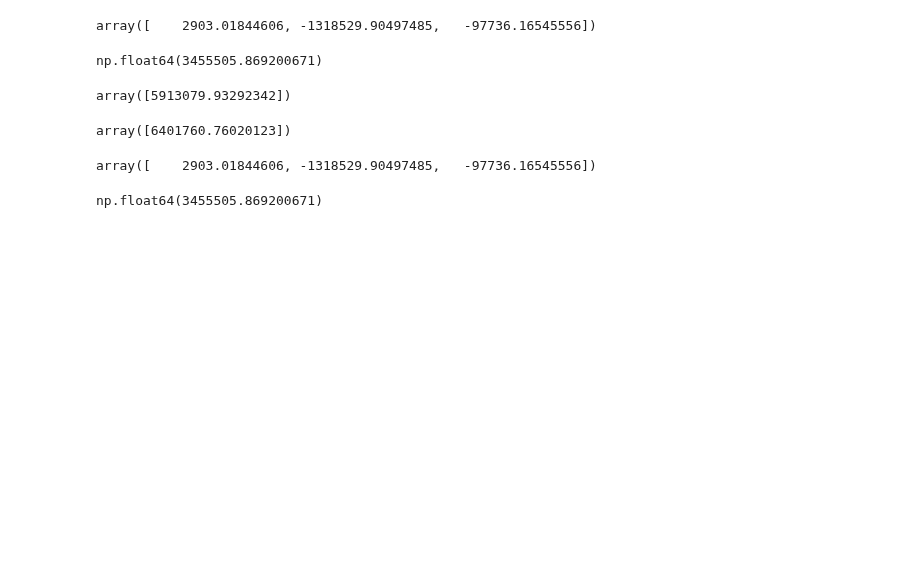
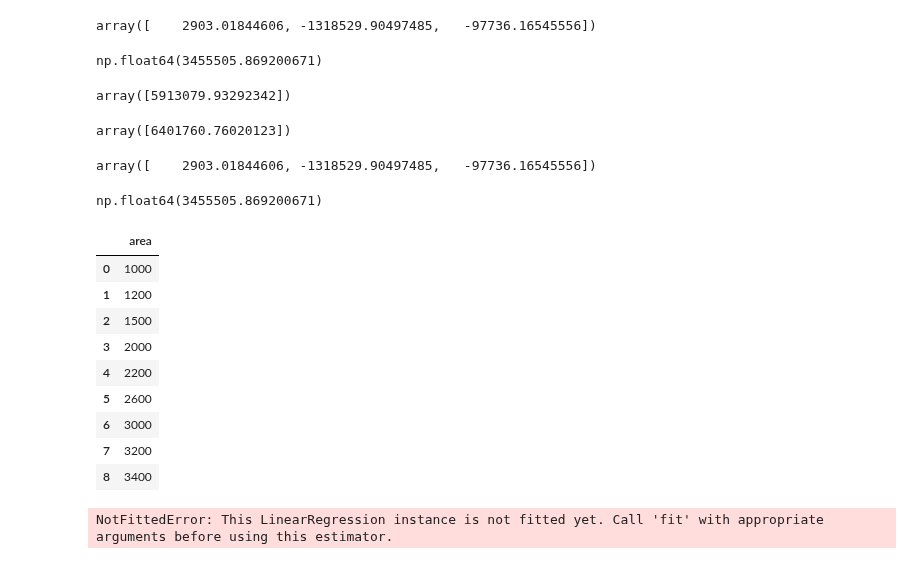
Before and after one commit to VyshnaviKarakatla/machine_learning-notebooks, a Jupyter notebook: linear_regression.ipynb, the cells around one changed output. Drawn from its saved outputs; the diff is of its cells as text; code cells hidden in the pictures; blank space fills up the shorter version.

```diff
--- a/linear_regression.ipynb
+++ b/linear_regression.ipynb
@@ -129,4 +129,24 @@ model.intercept_
 np.float64(3455505.869200671)
 # %%
 import pandas as pd
-area_df=pd.cav
+area_df=pd.read_csv('area.csv')
+area_df
+# %% [output]
+|  | area |
+| 0 | 1000 |
+| 1 | 1200 |
+| 2 | 1500 |
+| 3 | 2000 |
+| 4 | 2200 |
+| 5 | 2600 |
+| 6 | 3000 |
+| 7 | 3200 |
+| 8 | 3400 |
+# %%
+from sklearn import linear_model
+from sklearn.linear_model import LinearRegression
+model = LinearRegression()
+rates=model.predict(area_df)
+rates
+# %% [output]
+NotFittedError: This LinearRegression instance is not fitted yet. Call 'fit' with appropriate arguments before using this estimator.
```
